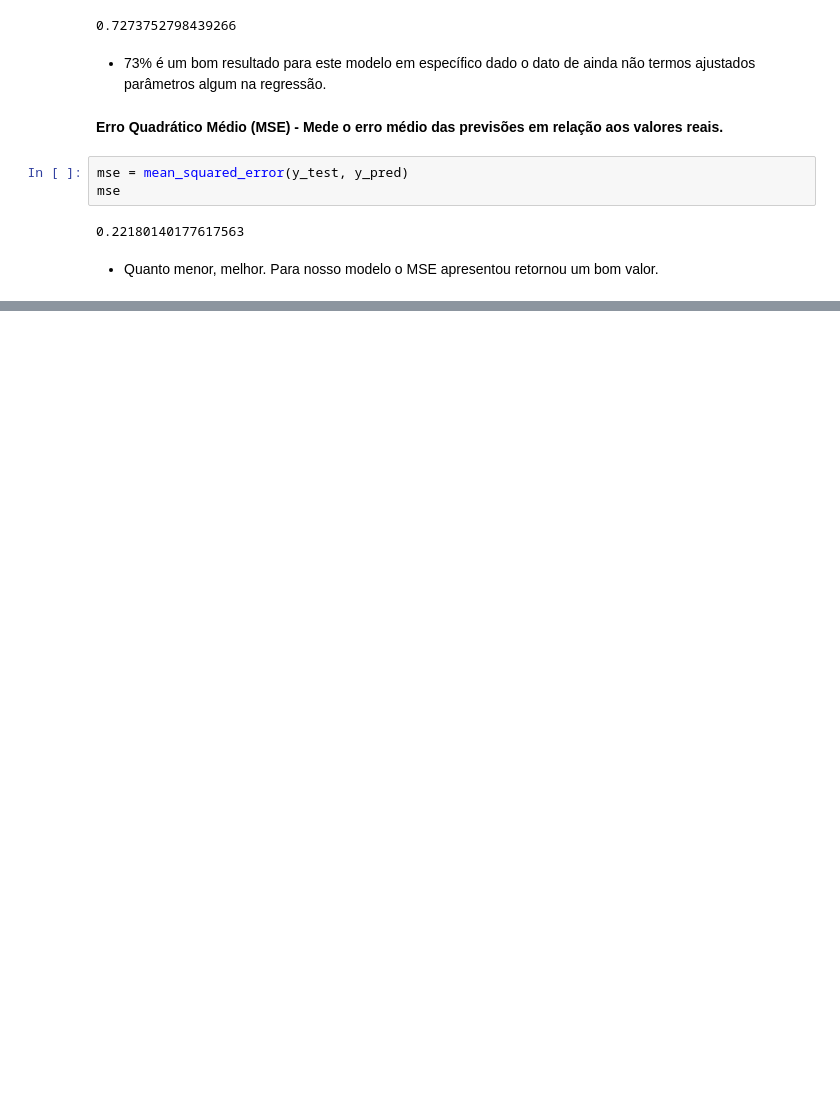
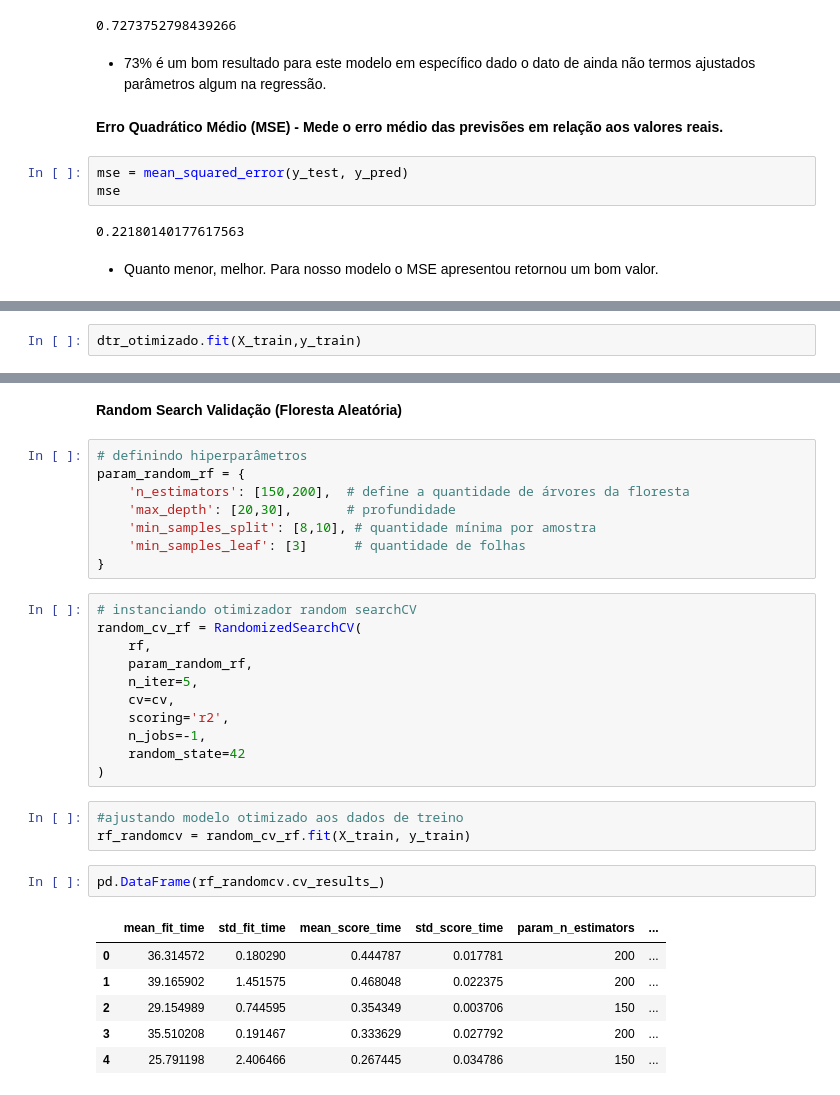
Before and after one commit to DieGod-DS/Previsao_Preco_Imovel, a Jupyter notebook: code/EDA.ipynb, the cells around one changed output, grey strips where cells are left out. Drawn from its saved outputs; the diff is of its cells as text; blank space fills up the shorter version.

```diff
--- a/code/EDA.ipynb
+++ b/code/EDA.ipynb
@@ -547,0 +729,2 @@ mse
+# %%
+dtr_otimizado.fit(X_train,y_train)
@@ -547,0 +758,33 @@ mse
+# %% [markdown]
+**Random Search Validação (Floresta Aleatória)**
+# %%
+# definindo hiperparâmetros
+param_random_rf = {
+    'n_estimators': [150,200],  # define a quantidade de árvores da floresta
+    'max_depth': [20,30],       # profundidade
+    'min_samples_split': [8,10], # quantidade mínima por amostra
+    'min_samples_leaf': [3]      # quantidade de folhas
+}
+# %%
+# instanciando otimizador random searchCV
+random_cv_rf = RandomizedSearchCV(
+    rf,
+    param_random_rf,
+    n_iter=5,
+    cv=cv,
+    scoring='r2',
+    n_jobs=-1,
+    random_state=42
+)
+# %%
+#ajustando modelo otimizado aos dados de treino
+rf_randomcv = random_cv_rf.fit(X_train, y_train)
+# %%
+pd.DataFrame(rf_randomcv.cv_results_)
+# %% [output]
+|  | mean_fit_time | std_fit_time | mean_score_time | std_score_time | param_n_estimators | ... |
+| 0 | 36.314572 | 0.180290 | 0.444787 | 0.017781 | 200 | ... |
+| 1 | 39.165902 | 1.451575 | 0.468048 | 0.022375 | 200 | ... |
+| 2 | 29.154989 | 0.744595 | 0.354349 | 0.003706 | 150 | ... |
+| 3 | 35.510208 | 0.191467 | 0.333629 | 0.027792 | 200 | ... |
+| 4 | 25.791198 | 2.406466 | 0.267445 | 0.034786 | 150 | ... |
```
Also changed, not shown: parts of 65 cells of this notebook, 2 other files.
